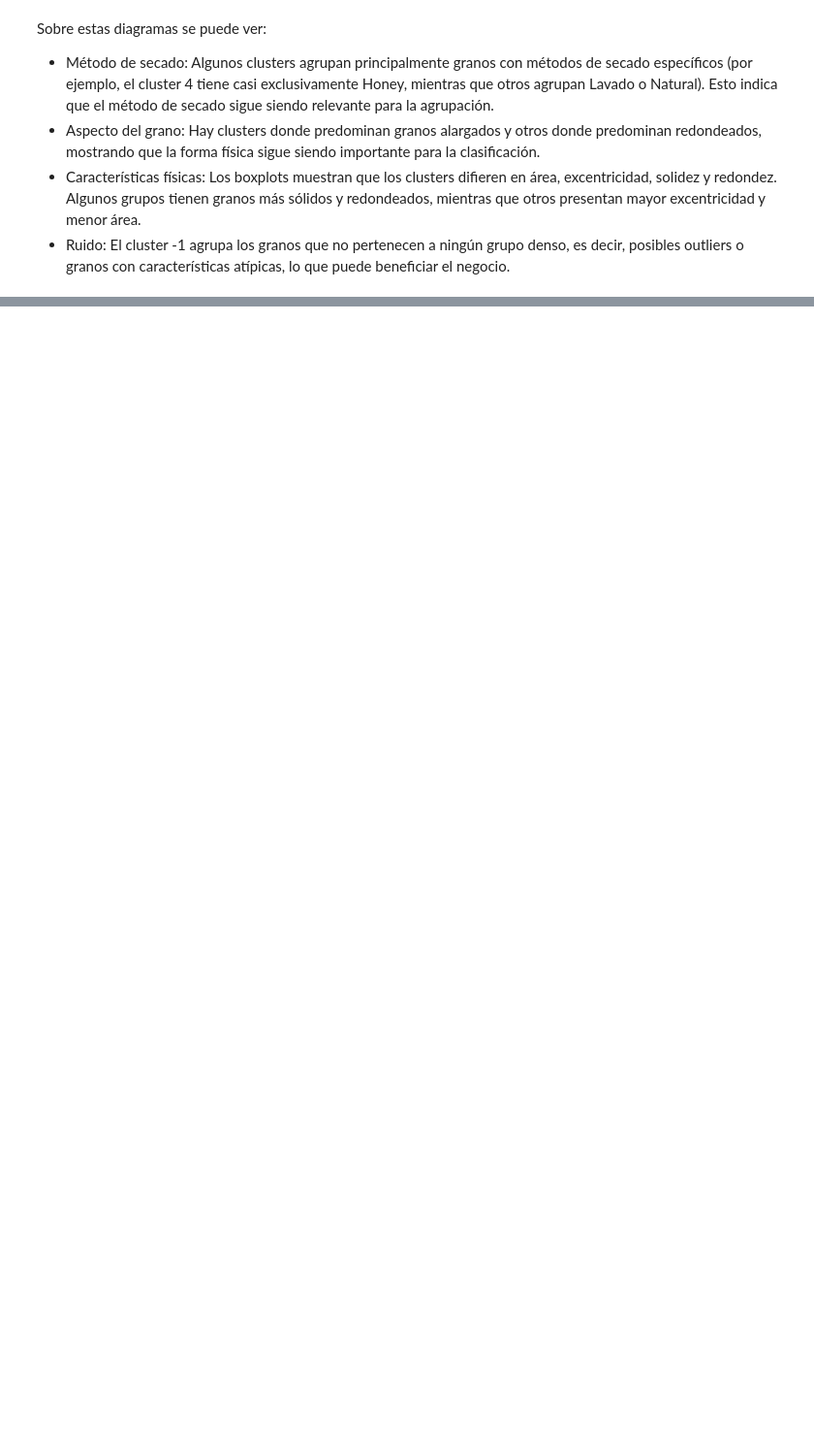
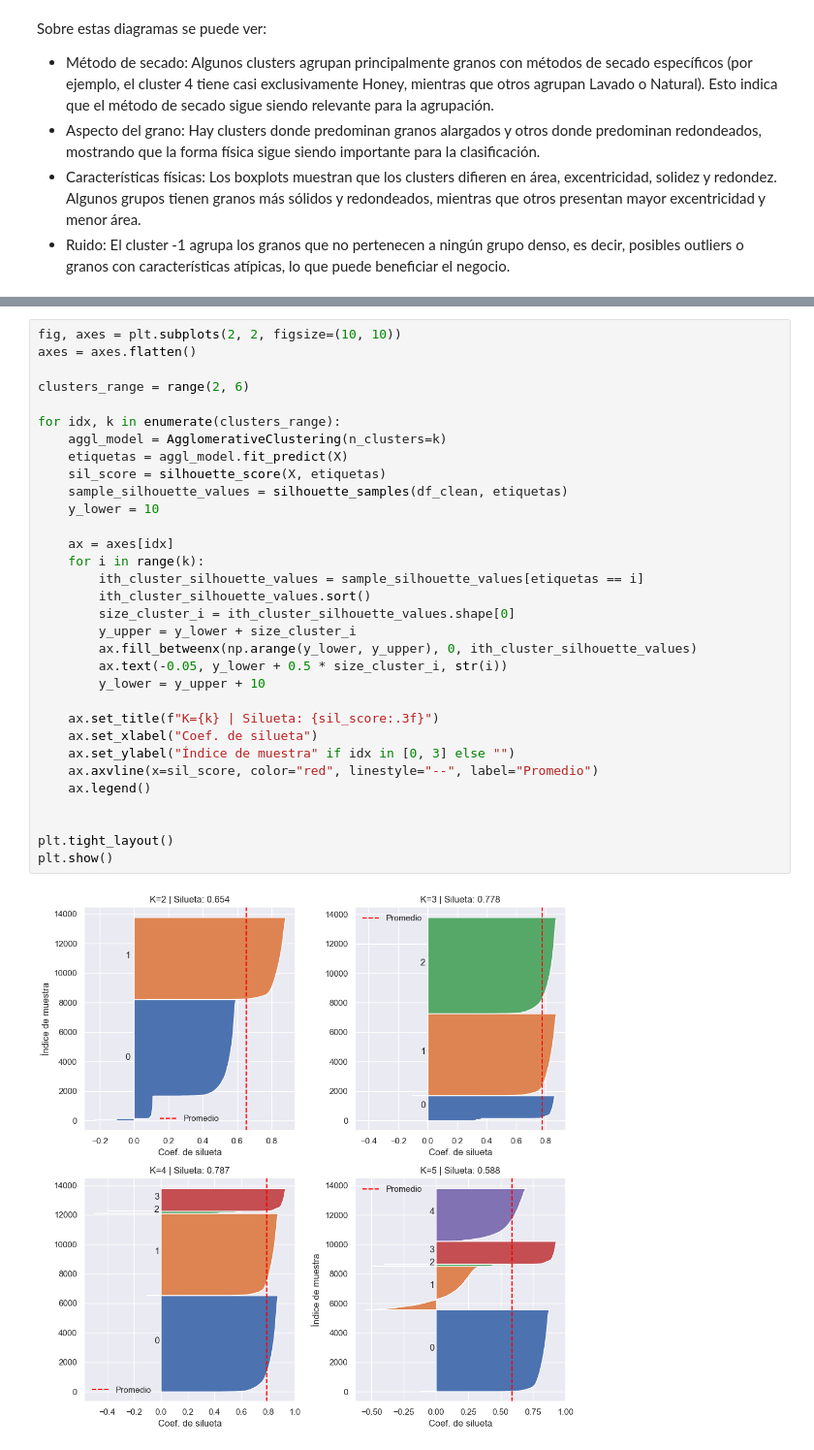
Before and after one commit to BILabsAndProjects/Lab2-Senecafe, a Jupyter notebook: Laboratorio2.ipynb, the cells around one changed output, grey strips where cells are left out. Shown at 97% size. Saved outputs shown, nothing was run; the diff lists cells and outputs as text; blank space fills up the shorter version.

```diff
--- a/Laboratorio2.ipynb
+++ b/Laboratorio2.ipynb
@@ -1074,0 +1241,34 @@ Sobre estas diagramas se puede ver:
+# %%
+fig, axes = plt.subplots(2, 2, figsize=(10, 10))
+axes = axes.flatten()
+
+clusters_range = range(2, 6)
+
+for idx, k in enumerate(clusters_range):
+    aggl_model = AgglomerativeClustering(n_clusters=k)
+    etiquetas = aggl_model.fit_predict(X)
+    sil_score = silhouette_score(X, etiquetas)
+    sample_silhouette_values = silhouette_samples(df_clean, etiquetas)
+    y_lower = 10
+
+    ax = axes[idx]
+    for i in range(k):
+        ith_cluster_silhouette_values = sample_silhouette_values[etiquetas == i]
+        ith_cluster_silhouette_values.sort()
+        size_cluster_i = ith_cluster_silhouette_values.shape[0]
+        y_upper = y_lower + size_cluster_i
+        ax.fill_betweenx(np.arange(y_lower, y_upper), 0, ith_cluster_silhouette_values)
+        ax.text(-0.05, y_lower + 0.5 * size_cluster_i, str(i))
+        y_lower = y_upper + 10
+
+    ax.set_title(f"K={k} | Silueta: {sil_score:.3f}")
+    ax.set_xlabel("Coef. de silueta")
+    ax.set_ylabel("Índice de muestra" if idx in [0, 3] else "")
+    ax.axvline(x=sil_score, color="red", linestyle="--", label="Promedio")
+    ax.legend()
+
+
+plt.tight_layout()
+plt.show()
+# %% [output]
+[figure, added]
```
Also changed, not shown: parts of 57 cells of this notebook, 1 other file.
